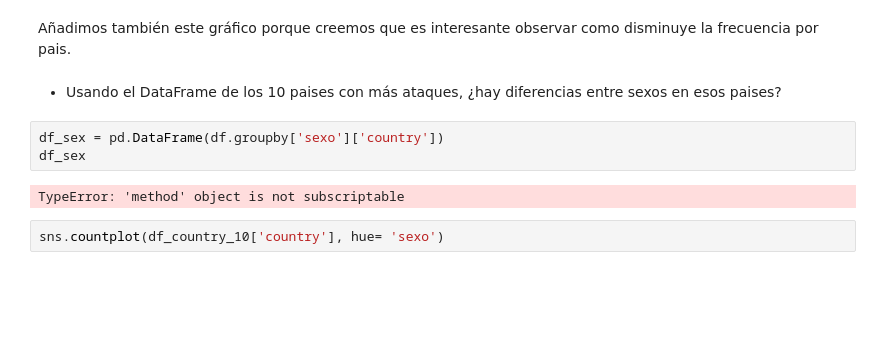
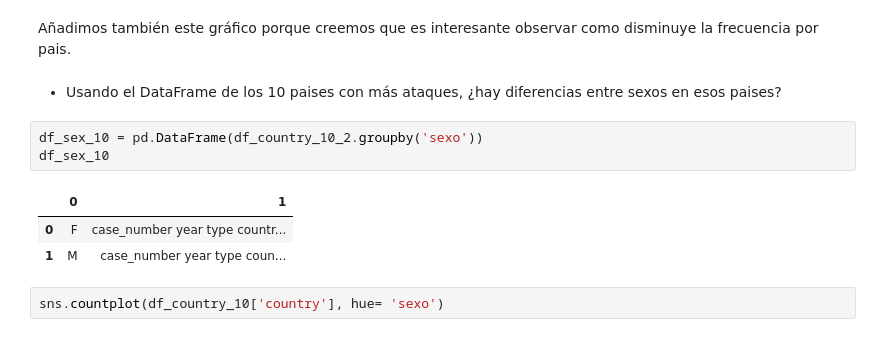
Before and after one commit to Adalab/DA-promo-A-module-2-pairprog-2-pair-3-Alicia-Laura, a Jupyter notebook: EDA/Pair_EDA_3.ipynb, the cells around one changed output. Saved outputs shown, nothing was run; the diff lists cells and outputs as text; blank space fills up the shorter version.

```diff
--- a/EDA/Pair_EDA_3.ipynb
+++ b/EDA/Pair_EDA_3.ipynb
@@ -123,10 +165,12 @@ Añadimos también este gráfico porque creemos que es interesante observar como
 # %% [markdown]
 - Usando el DataFrame de los 10 paises con más ataques, ¿hay diferencias entre sexos en esos paises?
 # %%
-df_sex = pd.DataFrame(df.groupby['sexo']['country'])
-df_sex
+df_sex_10 = pd.DataFrame(df_country_10_2.groupby('sexo'))
+df_sex_10
 # %% [output]
-TypeError: 'method' object is not subscriptable
+|  | 0 | 1 |
+| 0 | F | case_number year type countr... |
+| 1 | M | case_number year type coun... |
 # %%
 sns.countplot(df_country_10['country'], hue= 'sexo')
 # %% [markdown]
```
Also changed, not shown: parts of 7 cells of this notebook, 1 other file.
